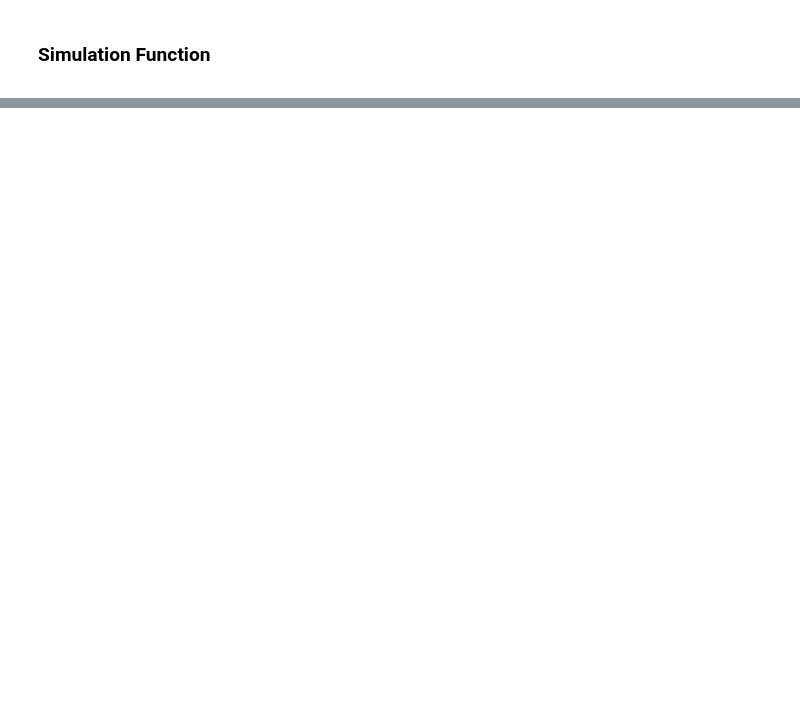
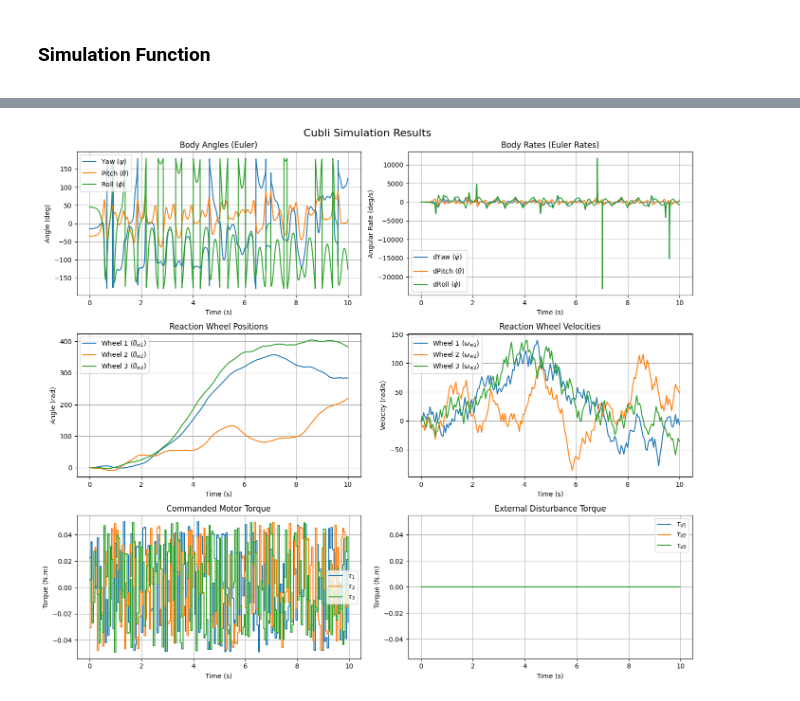
Before and after one commit to FlyingFaller/cubli, a Jupyter notebook: smoking_gun.ipynb, the cells around one changed output, grey strips where cells are left out. Cells and saved outputs as stored; diff of their text form; code cells hidden in the pictures; blank space fills up the shorter version.

```diff
--- a/smoking_gun.ipynb
+++ b/smoking_gun.ipynb
@@ -507,0 +504,27 @@ def simulate_cubli(cubli_physics: CubliPhysics,
+# %%
+def quat_to_R(q):
+    qw, qx, qy, qz = q
+    return np.array([[qw**2 + qx**2 - qy**2 - qz**2, 2*(qx*qy -qw*qz), 2*(qw*qy + qx*qz)],
+                     [2*(qx*qy + qw*qz), qw**2 - qx**2 + qy**2 - qz**2, 2*(qy*qz - qw*qx)],
+                     [2*(qx*qz - qw*qy), 2*(qw*qx + qy*qz), qw**2 - qx**2 - qy**2 + qz**2]])
+
+def loc_to_glb(q, v):
+    return quat_to_R(q) @ v
+
+def glb_to_loc(q, v):
+    return quat_to_R(q).T @ v
+
+def quat_to_euler(q):
+    """Returns [yaw (psi), pitch (theta), roll (phi)]"""
+    qw, qx, qy, qz = q
+    psi   = np.atan2(2*(qw*qz + qx*qy), 1 - 2*(qy**2 + qz**2))
+    theta = -np.pi/2 + 2*np.atan2(np.sqrt(1 + 2*(qw*qy - qx*qz)), np.sqrt(1 - 2*(qw*qy - qx*qz)))
+    phi   = np.atan2(2*(qw*qx + qy*qz), 1 - 2*(qx**2 + qy**2))
+    return np.array([psi, theta, phi])
+
+def calc_euler_rates(euler_angles, local_rates):
+    psi, theta, phi = euler_angles
+    R = np.array([[0, np.sin(phi)/np.cos(theta), np.cos(phi)/np.cos(theta)],
+                  [0, np.cos(phi), -np.sin(phi)],
+                  [1, np.sin(phi)*np.tan(theta), np.cos(phi)*np.tan(theta)]])
+    return R @ local_rates
@@ -507,0 +811,10 @@ def simulate_cubli(cubli_physics: CubliPhysics,
+# %%
+# dummy_ctrl = lambda x, t: np.zeros(3)
+dummy_ctrl = lambda x, t: 0.1*(np.random.random(3)-0.5)
+x0 = np.concatenate((Q_U, np.zeros(3), np.zeros(3), np.zeros(3)))
+tf = 10.0
+K = 200 # 20 Hz control rate
+tau_d = np.zeros((K, 3))
+# tau_d[0] = np.array([1, 0, 0])
+cubli = CubliPhysics(PARAMS)
+sol = simulate_cubli(cubli, dummy_ctrl, x0, tf, K, tau_d, method='RK45')
@@ -507,0 +839,4 @@ def simulate_cubli(cubli_physics: CubliPhysics,
+# %%
+plot_cubli_simulation(*sol)
+# %% [output]
+[figure, added]
```
Also changed, not shown: parts of 16 cells of this notebook.
